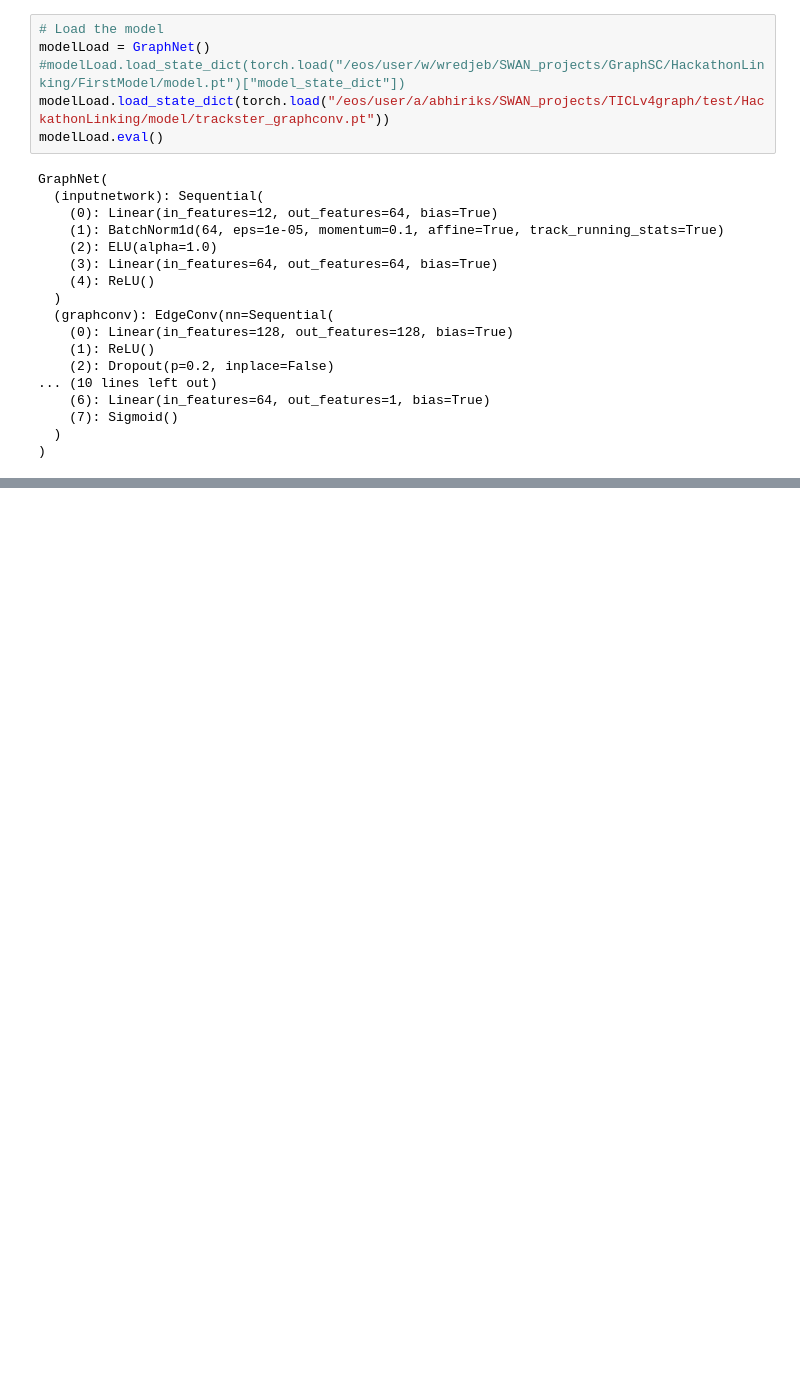
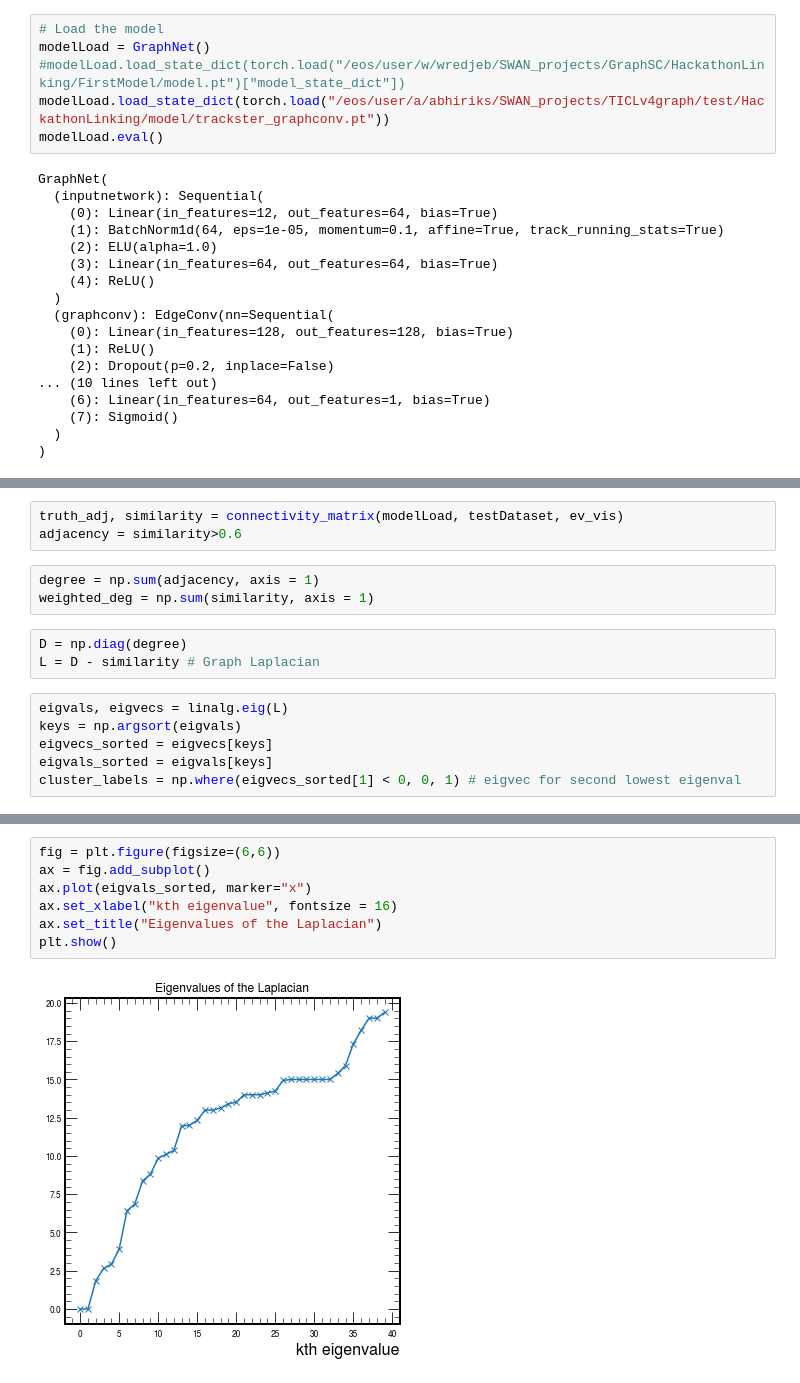
Before and after one commit to Abhirikshma/HackathonLinking, a Jupyter notebook: 3-Visualization.ipynb, the cells around one changed output, grey strips where cells are left out. Cells and saved outputs as stored; diff of their text form; blank space fills up the shorter version.

```diff
--- a/3-Visualization.ipynb
+++ b/3-Visualization.ipynb
@@ -326,0 +329,15 @@ plotTrackster(fig, ax, ax2,ax3,ax4, z,x,y,heatmap=E,edges=p_pairs, edges_t = t_p
+# %%
+truth_adj, similarity = connectivity_matrix(modelLoad, testDataset, ev_vis)
+adjacency = similarity>0.6
+# %%
+degree = np.sum(adjacency, axis = 1)
+weighted_deg = np.sum(similarity, axis = 1)
+# %%
+D = np.diag(degree)
+L = D - similarity # Graph Laplacian
+# %%
+eigvals, eigvecs = linalg.eig(L)
+keys = np.argsort(eigvals)
+eigvecs_sorted = eigvecs[keys]
+eigvals_sorted = eigvals[keys]
+cluster_labels = np.where(eigvecs_sorted[1] < 0, 0, 1) # eigvec for second lowest eigenval
@@ -326,0 +383,9 @@ plotTrackster(fig, ax, ax2,ax3,ax4, z,x,y,heatmap=E,edges=p_pairs, edges_t = t_p
+# %%
+fig = plt.figure(figsize=(6,6))
+ax = fig.add_subplot()
+ax.plot(eigvals_sorted, marker="x")
+ax.set_xlabel("kth eigenvalue", fontsize = 16)
+ax.set_title("Eigenvalues of the Laplacian")
+plt.show()
+# %% [output]
+[figure, added]
```
Also changed, not shown: parts of 9 cells of this notebook.
